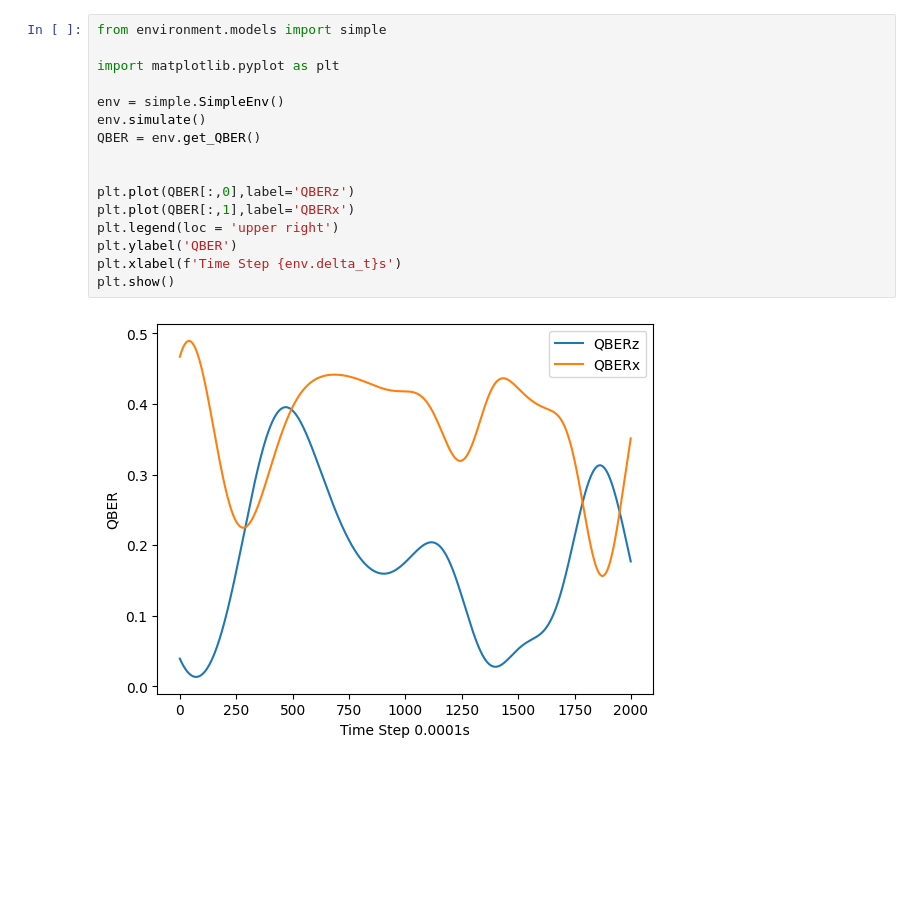
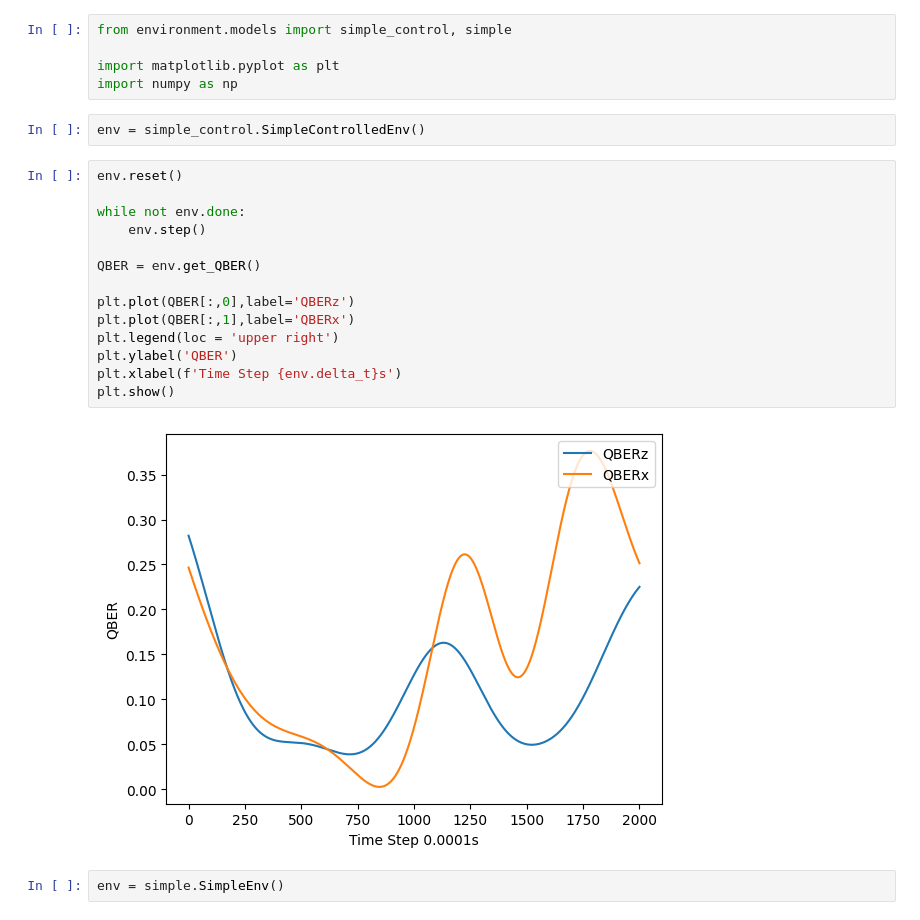
Before and after one commit to callmechristian/qnctrl, a Jupyter notebook: test.ipynb, the cells around one changed output. Drawn from its saved outputs; the diff is of its cells as text; blank space fills up the shorter version.

```diff
--- a/test.ipynb
+++ b/test.ipynb
@@ -1,18 +1,25 @@
+# %%
+from environment.models import simple_control, simple
+
+import matplotlib.pyplot as plt
+import numpy as np
+# %%
+env = simple_control.SimpleControlledEnv()
 # %%
-from environment.models import simple
+env.reset()
 
-import matplotlib.pyplot as plt
+while not env.done:
+    env.step()
 
-env = simple.SimpleEnv()
-env.simulate()
 QBER = env.get_QBER()
-
 
 plt.plot(QBER[:,0],label='QBERz')
 plt.plot(QBER[:,1],label='QBERx')
 plt.legend(loc = 'upper right')
 plt.ylabel('QBER')
 plt.xlabel(f'Time Step {env.delta_t}s')
 plt.show()
 # %% [output]
-[figure, old version]
+[figure, new version]
+# %%
+env = simple.SimpleEnv()
```
Also changed, not shown: parts of 4 cells of this notebook, 2 other files.
